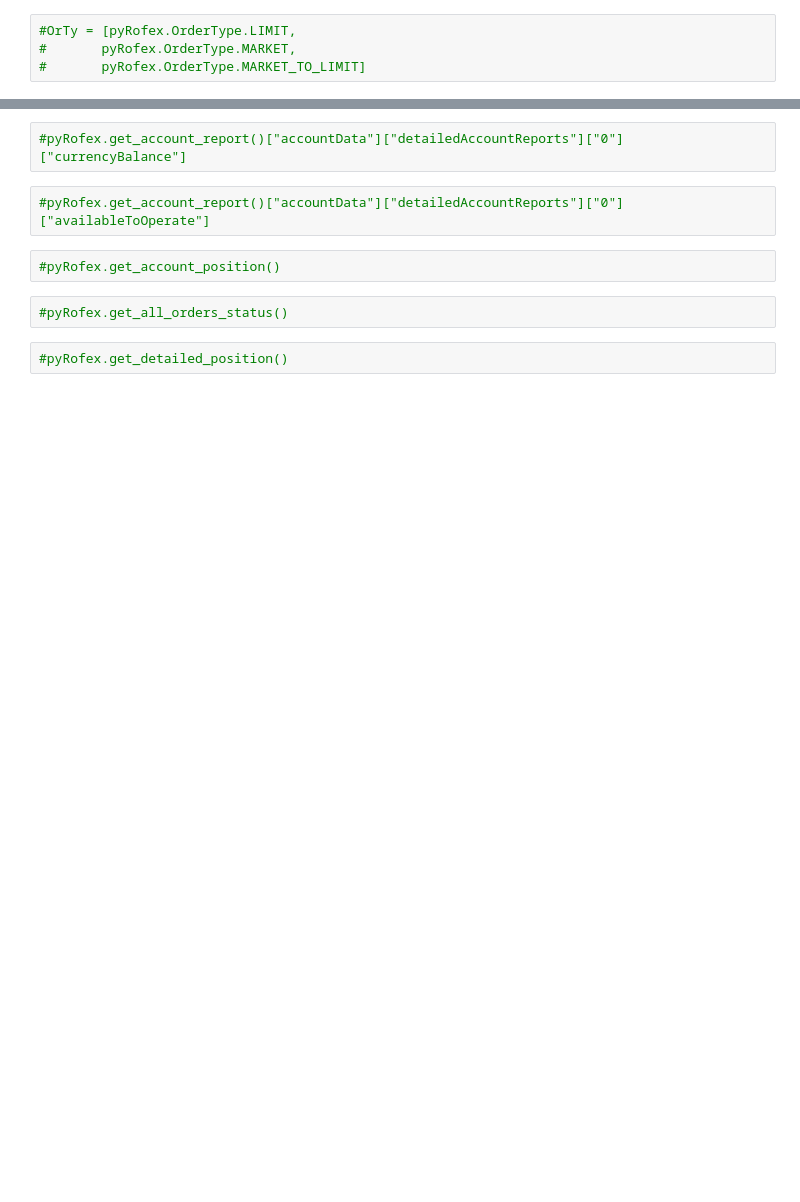
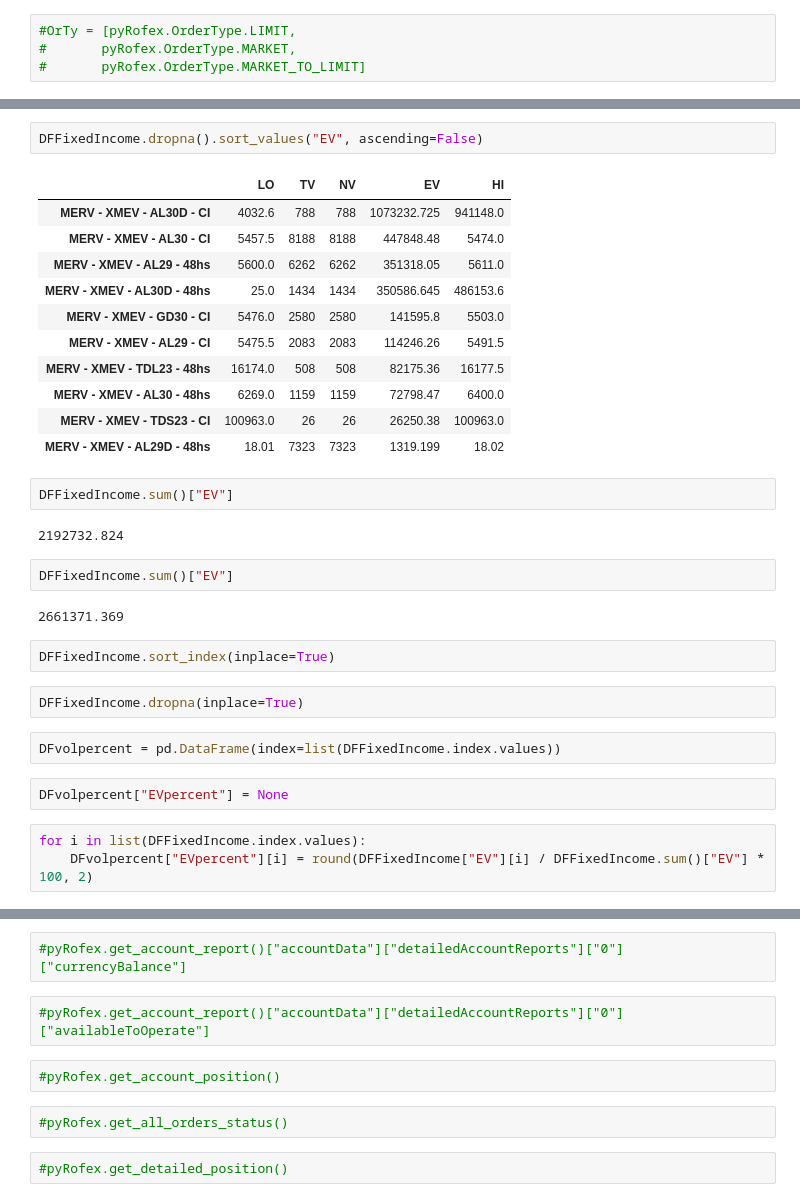
Before and after one commit to maktub5elodin/NoName, a Jupyter notebook: NoName.ipynb, the cells around one changed output, grey strips where cells are left out. Drawn from its saved outputs; the diff is of its cells as text; blank space fills up the shorter version.

```diff
--- a/NoName.ipynb
+++ b/NoName.ipynb
@@ -53,0 +171,33 @@ CFI = ['DBXXFR', 'DBXXXX', 'EMXXXX', 'ESXXXX', 'FXXXSX', 'FXXXXX', 'MRIXXX', 'OC
+# %%
+DFFixedIncome.dropna().sort_values("EV", ascending=False)
+# %% [output]
+|  | LO | TV | NV | EV | HI |
+| MERV - XMEV - AL30D - CI | 4032.6 | 788 | 788 | 1073232.725 | 941148.0 |
+| MERV - XMEV - AL30 - CI | 5457.5 | 8188 | 8188 | 447848.48 | 5474.0 |
+| MERV - XMEV - AL29 - 48hs | 5600.0 | 6262 | 6262 | 351318.05 | 5611.0 |
+| MERV - XMEV - AL30D - 48hs | 25.0 | 1434 | 1434 | 350586.645 | 486153.6 |
+| MERV - XMEV - GD30 - CI | 5476.0 | 2580 | 2580 | 141595.8 | 5503.0 |
+| MERV - XMEV - AL29 - CI | 5475.5 | 2083 | 2083 | 114246.26 | 5491.5 |
+| MERV - XMEV - TDL23 - 48hs | 16174.0 | 508 | 508 | 82175.36 | 16177.5 |
+| MERV - XMEV - AL30 - 48hs | 6269.0 | 1159 | 1159 | 72798.47 | 6400.0 |
+| MERV - XMEV - TDS23 - CI | 100963.0 | 26 | 26 | 26250.38 | 100963.0 |
+| MERV - XMEV - AL29D - 48hs | 18.01 | 7323 | 7323 | 1319.199 | 18.02 |
+# %%
+DFFixedIncome.sum()["EV"]
+# %% [output]
+2192732.824
+# %%
+DFFixedIncome.sum()["EV"]
+# %% [output]
+2661371.369
+# %%
+DFFixedIncome.sort_index(inplace=True)
+# %%
+DFFixedIncome.dropna(inplace=True)
+# %%
+DFvolpercent = pd.DataFrame(index=list(DFFixedIncome.index.values))
+# %%
+DFvolpercent["EVpercent"] = None
+# %%
+for i in list(DFFixedIncome.index.values):
+    DFvolpercent["EVpercent"][i] = round(DFFixedIncome["EV"][i] / DFFixedIncome.sum()["EV"] * 100, 2)
```
Also changed, not shown: parts of 54 cells of this notebook.
